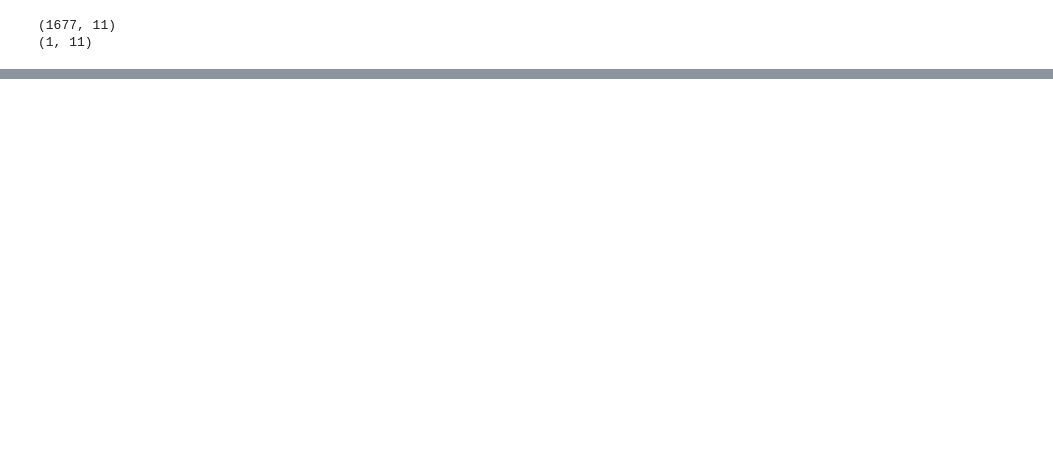
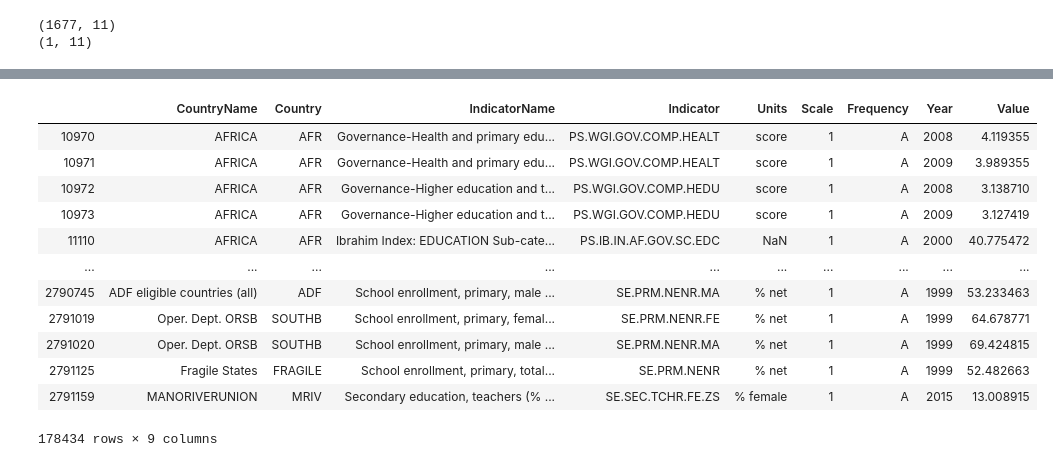
Before and after one commit to GhaliAmir/Education-In-Africa, a Jupyter notebook: Project.ipynb, the cells around one changed output, grey strips where cells are left out. Cells and saved outputs as stored; diff of their text form; code cells hidden in the pictures; blank space fills up the shorter version.

```diff
--- a/Project.ipynb
+++ b/Project.ipynb
@@ -19,7 +19,7 @@ INDICATORS = "Indicator.csv"
 inds = pd.read_csv(DATA_PATH + INDICATORS, sep=',')
 
 print(db_zero.shape)
-db_zero = db_zero.dropna(how='all') #instead of any by default, which concludes our rows are good
+db_zero.dropna(subset=['Date', 'Value','Country','Indicator'],inplace = True) #instead of any by default, which concludes our rows are good
 print(db_zero.shape)
 
 
@@ -119,0 +133,17 @@ print(inds_social.shape)
+# %%
+db_education = db_zero[db_zero.Indicator.str.match('|'.join(education_codes))]
+db_education
+# %% [output]
+|  | CountryName | Country | IndicatorName | Indicator | Units | Scale | Frequency | Year | Value |
+| 10970 | AFRICA | AFR | Governance-Health and primary edu... | PS.WGI.GOV.COMP.HEALT | score | 1 | A | 2008 | 4.119355 |
+| 10971 | AFRICA | AFR | Governance-Health and primary edu... | PS.WGI.GOV.COMP.HEALT | score | 1 | A | 2009 | 3.989355 |
+| 10972 | AFRICA | AFR | Governance-Higher education and t... | PS.WGI.GOV.COMP.HEDU | score | 1 | A | 2008 | 3.138710 |
+| 10973 | AFRICA | AFR | Governance-Higher education and t... | PS.WGI.GOV.COMP.HEDU | score | 1 | A | 2009 | 3.127419 |
+| 11110 | AFRICA | AFR | Ibrahim Index: EDUCATION Sub-cate... | PS.IB.IN.AF.GOV.SC.EDC | NaN | 1 | A | 2000 | 40.775472 |
+| ... | ... | ... | ... | ... | ... | ... | ... | ... | ... |
+| 2790745 | ADF eligible countries (all) | ADF | School enrollment, primary, male ... | SE.PRM.NENR.MA | % net | 1 | A | 1999 | 53.233463 |
+| 2791019 | Oper. Dept. ORSB | SOUTHB | School enrollment, primary, femal... | SE.PRM.NENR.FE | % net | 1 | A | 1999 | 64.678771 |
+| 2791020 | Oper. Dept. ORSB | SOUTHB | School enrollment, primary, male ... | SE.PRM.NENR.MA | % net | 1 | A | 1999 | 69.424815 |
+| 2791125 | Fragile States | FRAGILE | School enrollment, primary, total... | SE.PRM.NENR | % net | 1 | A | 1999 | 52.482663 |
+| 2791159 | MANORIVERUNION | MRIV | Secondary education, teachers (% ... | SE.SEC.TCHR.FE.ZS | % female | 1 | A | 2015 | 13.008915 |
+178434 rows × 9 columns
```
Also changed, not shown: parts of 12 cells of this notebook.
